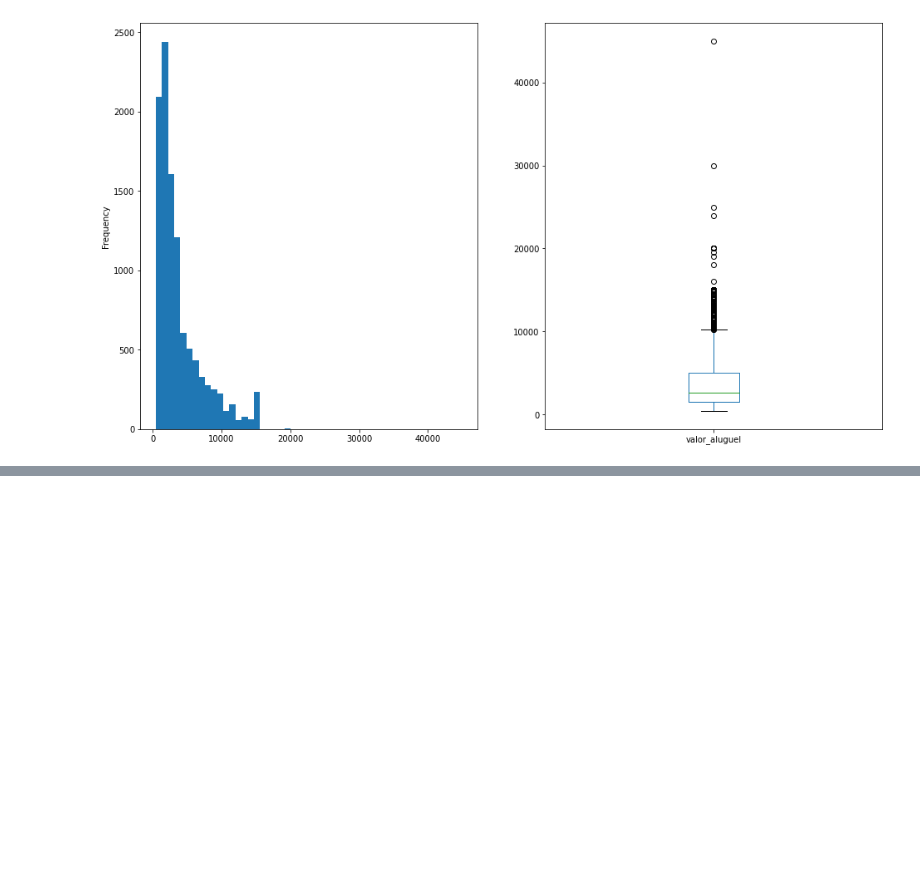
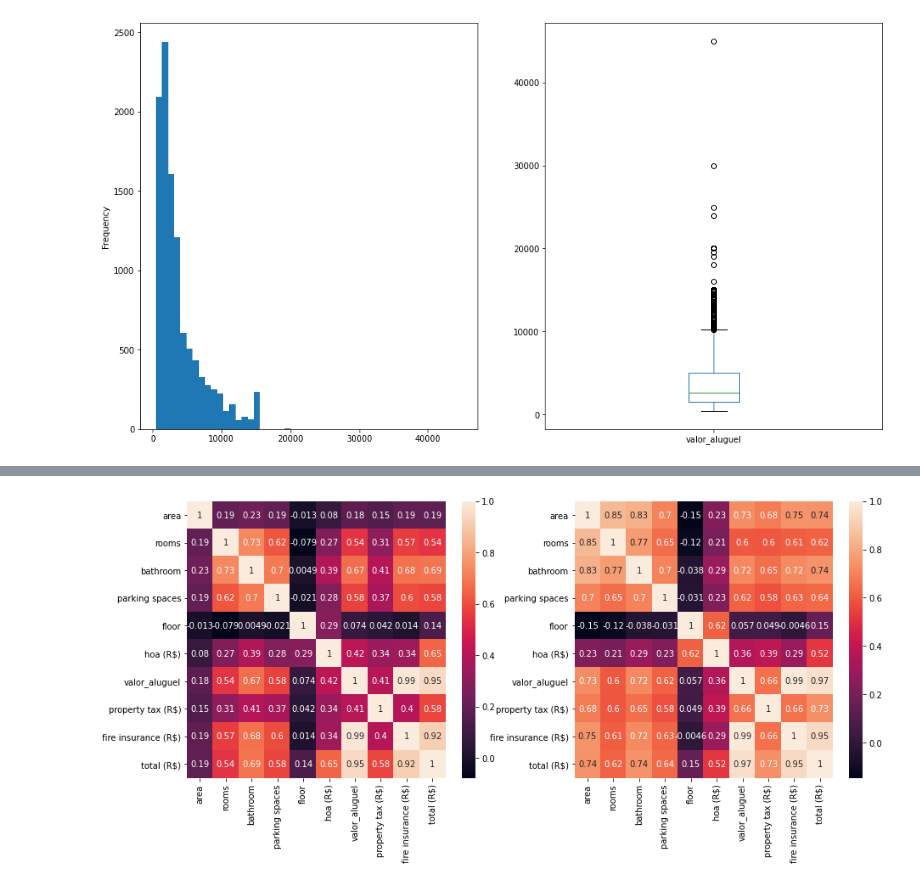
Before and after one commit to mikaelcordeiro/semanas, a Jupyter notebook: semana3/semana_3.ipynb, the cells around one changed output, grey strips where cells are left out. Saved outputs shown, nothing was run; the diff lists cells and outputs as text; code cells hidden in the pictures; blank space fills up the shorter version.

```diff
--- a/semana3/semana_3.ipynb
+++ b/semana3/semana_3.ipynb
@@ -194,0 +282,2 @@ df_lite['valor_aluguel'].plot(kind='box', ax=g2);
+# %%
+filt2 = df_lite.dtypes == 'uint16'
@@ -194,0 +286,3 @@ df_lite['valor_aluguel'].plot(kind='box', ax=g2);
+# %%
+pearson = df_lite.loc[:, filt2].corr('pearson')
+pearson
@@ -194,0 +303,3 @@ df_lite['valor_aluguel'].plot(kind='box', ax=g2);
+# %%
+spearman = df_lite.loc[:, filt2].corr('spearman')
+spearman
@@ -194,0 +318,6 @@ df_lite['valor_aluguel'].plot(kind='box', ax=g2);
+# %%
+figure, (g1, g2) = plt.subplots(1, 2, figsize=(15, 6))
+sns.heatmap(pearson, annot=True, ax=g1);
+sns.heatmap(spearman, annot=True, ax=g2);
+# %% [output]
+[figure, added]
```
Also changed, not shown: parts of 18 cells of this notebook.
